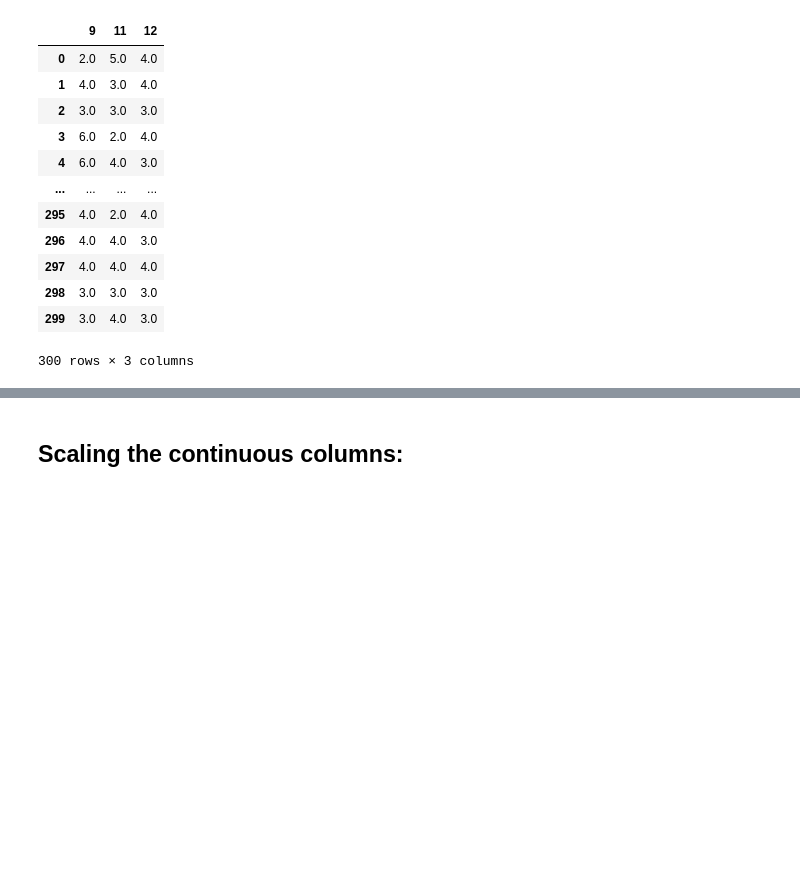
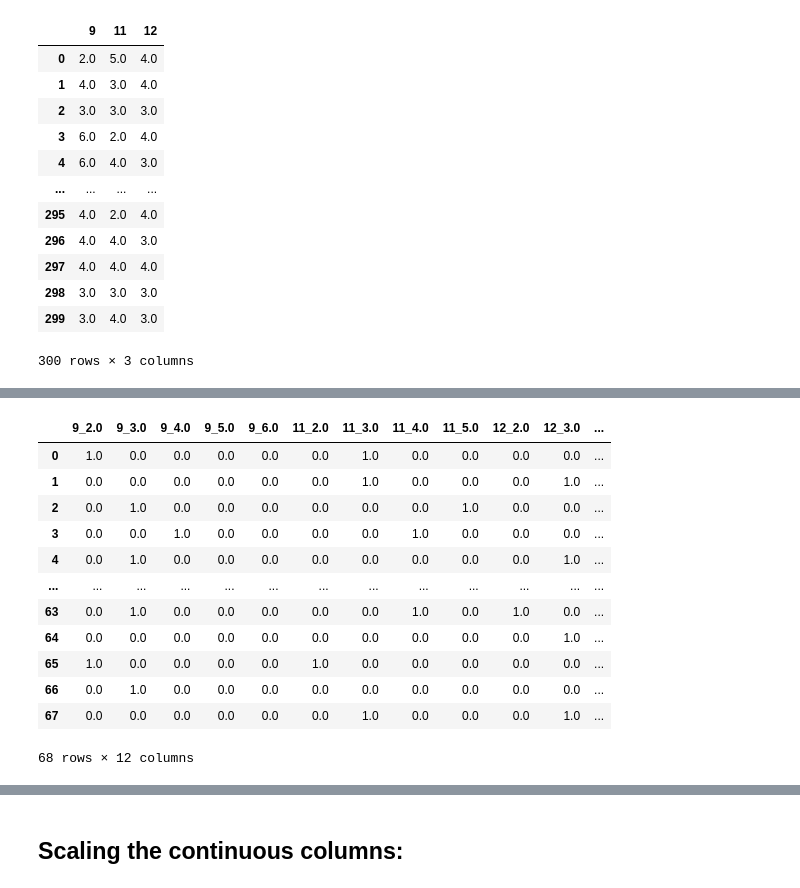
Before and after one commit to piotr-druzdzel/Horse-Colic-KNN-Imputation, a Jupyter notebook: KNN-Imputation.ipynb, the cells around one changed output, grey strips where cells are left out. Saved outputs shown, nothing was run; the diff lists cells and outputs as text; code cells hidden in the pictures; blank space fills up the shorter version.

```diff
--- a/KNN-Imputation.ipynb
+++ b/KNN-Imputation.ipynb
@@ -766,3 +778,19 @@ X_train_encode
+# %%
+X_test_encode
+# %% [output]
+|  | 9_2.0 | 9_3.0 | 9_4.0 | 9_5.0 | 9_6.0 | 11_2.0 | 11_3.0 | 11_4.0 | 11_5.0 | 12_2.0 | 12_3.0 | ... |
+| 0 | 1.0 | 0.0 | 0.0 | 0.0 | 0.0 | 0.0 | 1.0 | 0.0 | 0.0 | 0.0 | 0.0 | ... |
+| 1 | 0.0 | 0.0 | 0.0 | 0.0 | 0.0 | 0.0 | 1.0 | 0.0 | 0.0 | 0.0 | 1.0 | ... |
+| 2 | 0.0 | 1.0 | 0.0 | 0.0 | 0.0 | 0.0 | 0.0 | 0.0 | 1.0 | 0.0 | 0.0 | ... |
+| 3 | 0.0 | 0.0 | 1.0 | 0.0 | 0.0 | 0.0 | 0.0 | 1.0 | 0.0 | 0.0 | 0.0 | ... |
+| 4 | 0.0 | 1.0 | 0.0 | 0.0 | 0.0 | 0.0 | 0.0 | 0.0 | 0.0 | 0.0 | 1.0 | ... |
+| ... | ... | ... | ... | ... | ... | ... | ... | ... | ... | ... | ... | ... |
+| 63 | 0.0 | 1.0 | 0.0 | 0.0 | 0.0 | 0.0 | 0.0 | 1.0 | 0.0 | 1.0 | 0.0 | ... |
+| 64 | 0.0 | 0.0 | 0.0 | 0.0 | 0.0 | 0.0 | 0.0 | 0.0 | 0.0 | 0.0 | 1.0 | ... |
+| 65 | 1.0 | 0.0 | 0.0 | 0.0 | 0.0 | 1.0 | 0.0 | 0.0 | 0.0 | 0.0 | 0.0 | ... |
+| 66 | 0.0 | 1.0 | 0.0 | 0.0 | 0.0 | 0.0 | 0.0 | 0.0 | 0.0 | 0.0 | 0.0 | ... |
+| 67 | 0.0 | 0.0 | 0.0 | 0.0 | 0.0 | 0.0 | 1.0 | 0.0 | 0.0 | 0.0 | 1.0 | ... |
+68 rows × 12 columns
 # %%
 X_train.drop([9,11,12], axis=1, inplace=True)
 X_test.drop([9,11,12], axis=1, inplace=True)
```
Also changed, not shown: parts of 16 cells of this notebook.
